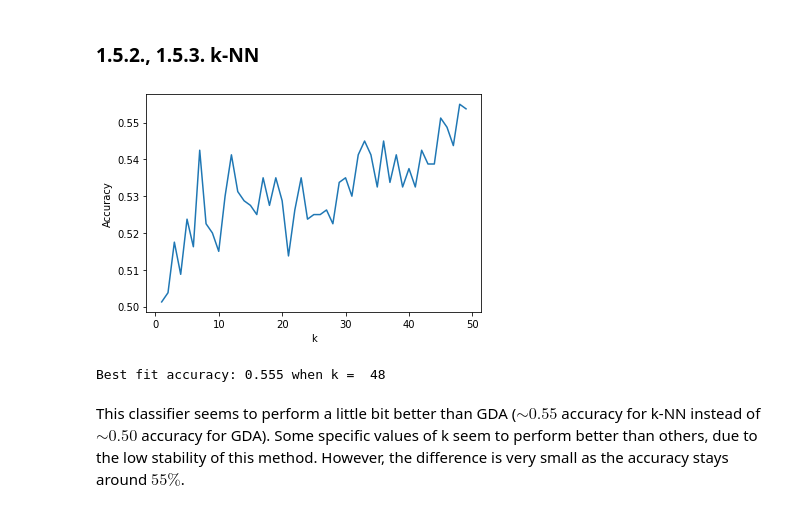
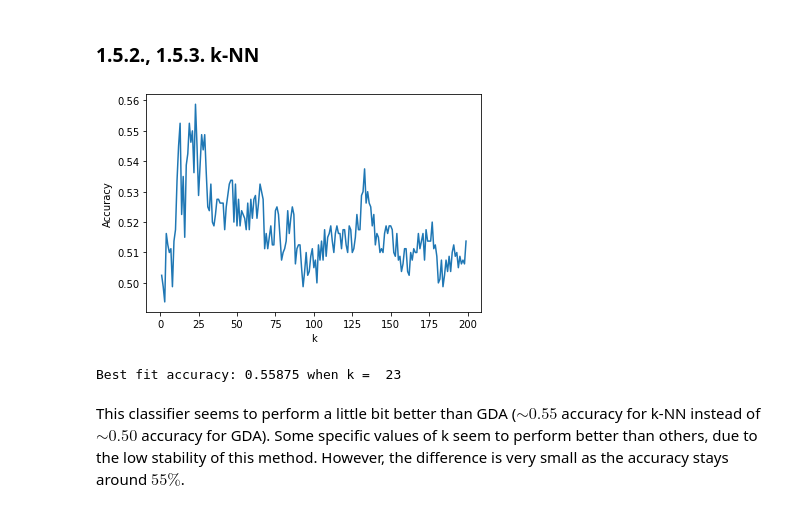
Before and after one commit to louis-ple/ML_Assignments, a Jupyter notebook: Assignment 2/INF8245E_Assignment2_1933334.ipynb, the cells around one changed output. Saved outputs shown, nothing was run; the diff lists cells and outputs as text; code cells hidden in the pictures.

```diff
--- a/Assignment 2/INF8245E_Assignment2_1933334.ipynb
+++ b/Assignment 2/INF8245E_Assignment2_1933334.ipynb
@@ -165,7 +164,7 @@ def k_NN(train, valid, k_max):
     accuracies = []
 
     for k in range(1,k_max):
-        tp,fp,fn,tn = 0,0,0,0
+        true,false = 0,0
 
         for j in range(len(y_valid)):
             distances = np.linalg.norm(x_valid[j]-x_train, None, 1)
@@ -175,21 +174,16 @@ def k_NN(train, valid, k_max):
             prediction = round(y_train[k_nearest_neighbours].mean())
             actual = y_valid[j]
 
-            if prediction==1 and prediction==actual:
-                tp +=1
-            elif prediction==1 and prediction!=actual:
-                fp += 1
-            elif prediction==0 and prediction!=actual:
-                fn += 1
-            elif prediction==0 and prediction==actual:
-                tn += 1
+            if prediction==actual:
+                true +=1
+            else:
+                false += 1
 
-        accuracy = (tp+tn)/(tp+tn+fp+fn)
+        accuracy = (true)/(true+false)
         accuracies.append(accuracy)
 
         if(accuracy > best_accuracy):
             best_accuracy = accuracy
-            confusion_matrix = [[tp,fp],[fn,tn]]
             best_k = k
 
     plt.plot(list(range(1,k_max)), accuracies)
@@ -329,10 +323,10 @@ w0 = -0.04938233609281586
 # %% [markdown]
 ### 1.5.2., 1.5.3. k-NN
 # %%
-k_NN(train, valid, 50)
+k_NN(train, valid, 200)
 # %% [output]
-[figure, old version]
+[figure, new version]
-Best fit accuracy: 0.555 when k =  48
+Best fit accuracy: 0.55875 when k =  23
 # %% [markdown]
 This classifier seems to perform a little bit better than GDA ($\sim0.55$ accuracy for k-NN instead of $\sim0.50$ accuracy for GDA). Some specific values of k seem to perform better than others, due to the low stability of this method. However, the difference is very small as the accuracy stays around $55\%$.
 # %% [markdown]
```
Also changed, not shown: parts of 4 cells of this notebook, 6 other files.
